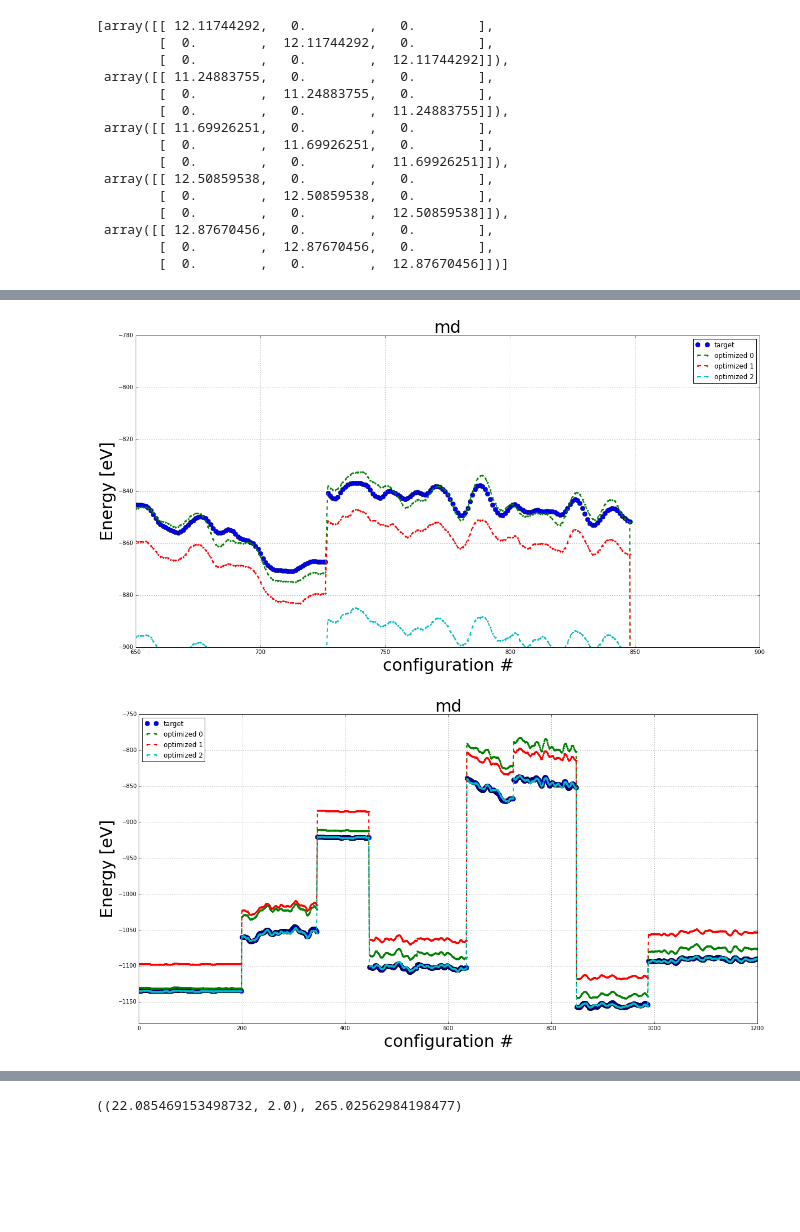
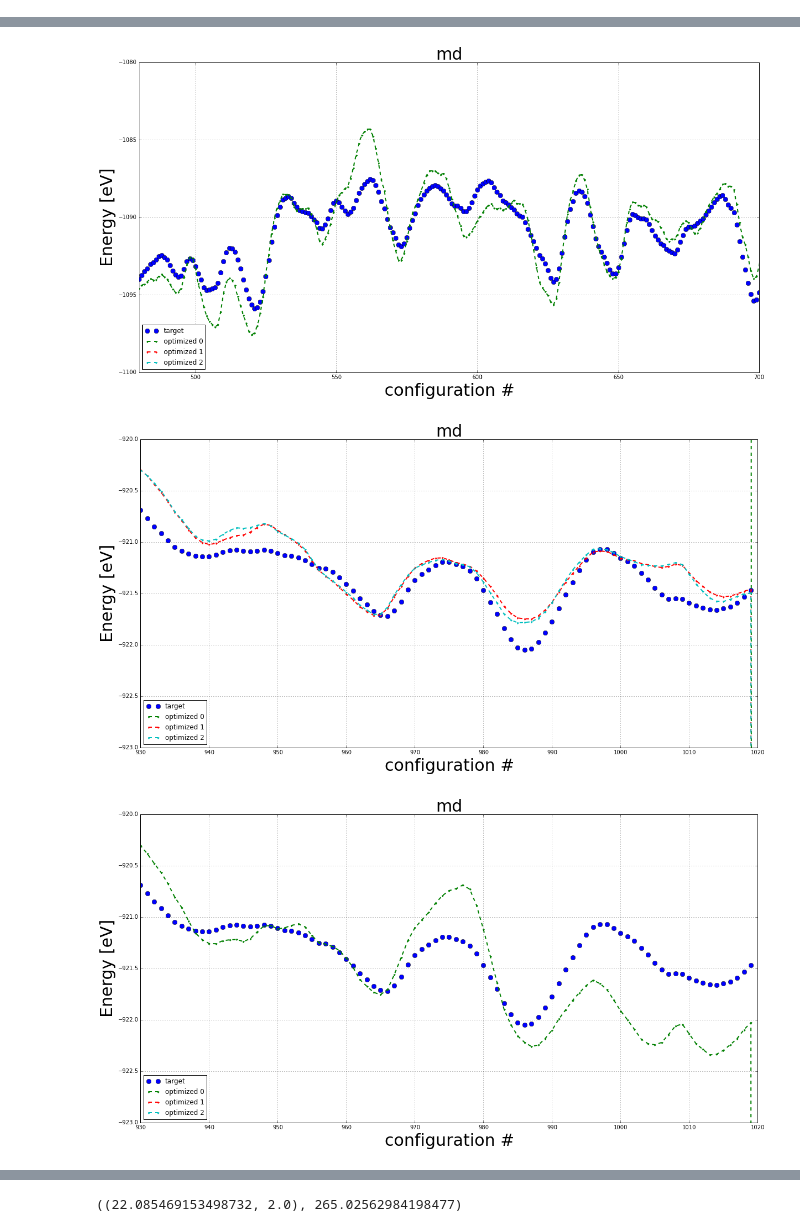
Before and after one commit to vlcekl/eam-models, a Jupyter notebook: notebooks/inspect_and_save.ipynb, the cells around one changed output, grey strips where cells are left out. Cells and saved outputs as stored; diff of their text form; code cells hidden in the pictures; blank space fills up the shorter version.

```diff
--- a/notebooks/inspect_and_save.ipynb
+++ b/notebooks/inspect_and_save.ipynb
@@ -114,4 +149,4 @@ print(stats_select_md['hyperparams'])
 # %%
-targets['md'] = targets_md['md']
-stats['md'] = stats_select_md['md']
+# targets['md'] = targets_md['md']
+# stats['md'] = stats_select_md['md']
 # %%
@@ -228,5 +393,5 @@ print(optimal_params), len(optimal_params[1][1])
 # %%
-def plot_udif(targets, stats, traj_name, selected_params, select=slice(None, None, None), x_lim=None, y_lim=None, x_ticks=None, shift=0.0):
+def plot_udif(targets, stats, traj_name, selected_params, select=slice(None, None, None), x_lim=None, y_lim=None, x_ticks=None, shift=0.0, verbose=0):
 
     plt.figure(figsize=(20,10))
 
@@ -242,14 +407,16 @@ def plot_udif(targets, stats, traj_name, selected_params, select=slice(None, Non
     # plot target energies
     #plt.plot(np.array(targ_out[traj_name])[select]/nat, 'o', label='target', markersize=5)
     plt.plot(np.array(targ_out[traj_name])[select], 'o', label='target', markersize=8)
-
+    if verbose:
+        print('u_target:',np.array(targ_out[traj_name])[select] )
 
     # get and plot optimized model energies
     for i, params in enumerate(selected_params):
         opti_out, targ_out = udif_print(params[1], targets, stats, utot_EAM_per_atom)
         #plt.plot(np.array([o for o in np.array(opti_out[traj_name])[select]])/nat, 'x--', label='optimized '+str(i))
         plt.plot(np.array([o for o in np.array(opti_out[traj_name])[select]])+shift, '.--', lw=2, label='optimized '+str(i))
-
+        if verbose:
+            print('u_model', i,':', [o for o in np.array(opti_out[traj_name])[select]])
     plt.legend(loc='best')#fontsize=30)
 
     # special requirements on axes
@@ -303,21 +493,3 @@ plot_udif(targets, stats, 'eos_fcc', optimal_params, x_lim=x_lim, y_lim=y_lim, s
-# %%
-targets['eos_fcc']['box']
-# %% [output]
-[array([[ 12.11744292,   0.        ,   0.        ],
-        [  0.        ,  12.11744292,   0.        ],
-        [  0.        ,   0.        ,  12.11744292]]),
- array([[ 11.24883755,   0.        ,   0.        ],
-        [  0.        ,  11.24883755,   0.        ],
-        [  0.        ,   0.        ,  11.24883755]]),
- array([[ 11.69926251,   0.        ,   0.        ],
-        [  0.        ,  11.69926251,   0.        ],
-        [  0.        ,   0.        ,  11.69926251]]),
- array([[ 12.50859538,   0.        ,   0.        ],
-        [  0.        ,  12.50859538,   0.        ],
-        [  0.        ,   0.        ,  12.50859538]]),
- array([[ 12.87670456,   0.        ,   0.        ],
-        [  0.        ,  12.87670456,   0.        ],
-        [  0.        ,   0.        ,  12.87670456]])]
 # %%
 # # plot MD trajectories
 # x_lim = (2.8,8.2)
@@ -332,23 +504,47 @@ targets['eos_fcc']['box']
 # plot MD trajectories
 x_lim = (350,520)
 x_lim = (650, 900)
-#x_lim = (350,450)
-#x_lim = (0,200)
-#x_lim = (930, 1020)
+x_lim = (350,450)
 #x_lim = (200, 380)
 #x_lim = (1120, 1200)
-y_lim = (-900,-780)
+x_lim = (480, 700)
+y_lim = (-860,-780)
 #y_lim = (-1140,-1090)
-#y_lim = (-940,-880)
+y_lim = (-940,-880)
 #y_lim = (-880, -820)
-#y_lim = (-925,-910)
+y_lim = (-925,-910)
 #y_lim = (-1075, -1035)
+y_lim = (-1140,-1130)
+y_lim = (-1100, -1080)
+
+plot_udif(targets, stats, 'md', optimal_params, x_lim=x_lim, y_lim=y_lim, shift=0)
+plot_udif(targets, stats, 'md', optimal_params, x_lim=x_lim, y_lim=y_lim, shift=-15)
 
 
-plot_udif(targets, stats, 'md', optimal_params, x_lim=x_lim, y_lim=y_lim, shift=-37)
-plot_udif(targets, stats, 'md', optimal_params, x_lim=x_lim, y_lim=y_lim, shift=-50)
+x_lim = (930, 1020)
+y_lim = (-923, -920)
+
+
+plot_udif(targets, stats, 'md', optimal_params, x_lim=x_lim, y_lim=y_lim, shift=0)
+plot_udif(targets, stats, 'md', optimal_params, x_lim=x_lim, y_lim=y_lim, shift=-10)
+
+
+
+x_lim = (0,200)
+y_lim = (-1140,-1130)
+
+plot_udif(targets, stats, 'md', optimal_params, x_lim=x_lim, y_lim=y_lim, shift=0)
+
+x_lim = (200,350)
+y_lim = (-1070, -1010)
+plot_udif(targets, stats, 'md', optimal_params[:], x_lim=x_lim, y_lim=y_lim, shift=0)
+
+x_lim = (200,350)
+y_lim = (-1070, -1010)
+plot_udif(targets, stats, 'md', optimal_params[:], x_lim=x_lim, y_lim=y_lim, shift=-30)
+
+
 x_lim = (0, 1200)
 y_lim = (-1180, -750)
 plot_udif(targets, stats, 'md', optimal_params[:], x_lim=x_lim, y_lim=y_lim, shift=0)
-#plot_udif(targets, stats, 'md', optimal_params[:], x_lim=x_lim, y_lim=y_lim, shift=-40)
 # %% [output]
@@ -356,2 +552,3 @@ plot_udif(targets, stats, 'md', optimal_params[:], x_lim=x_lim, y_lim=y_lim, shi
-[figure, old version]
+[figure, new version]
-[figure, old version]
+[figure, new version]
+[figure, added]
```
Also changed, not shown: parts of 25 cells of this notebook, 9 other files.
